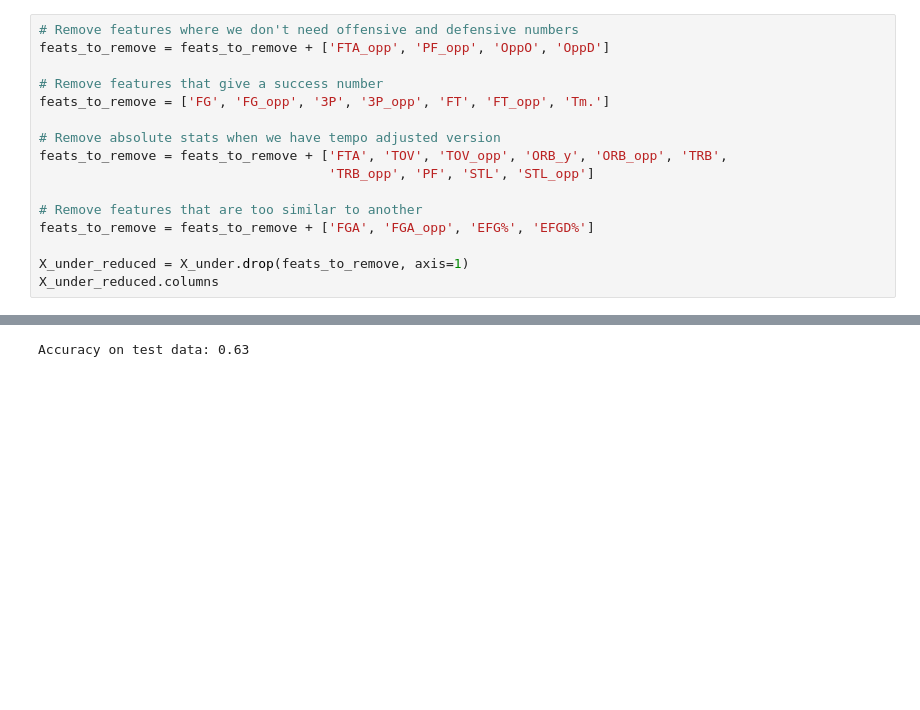
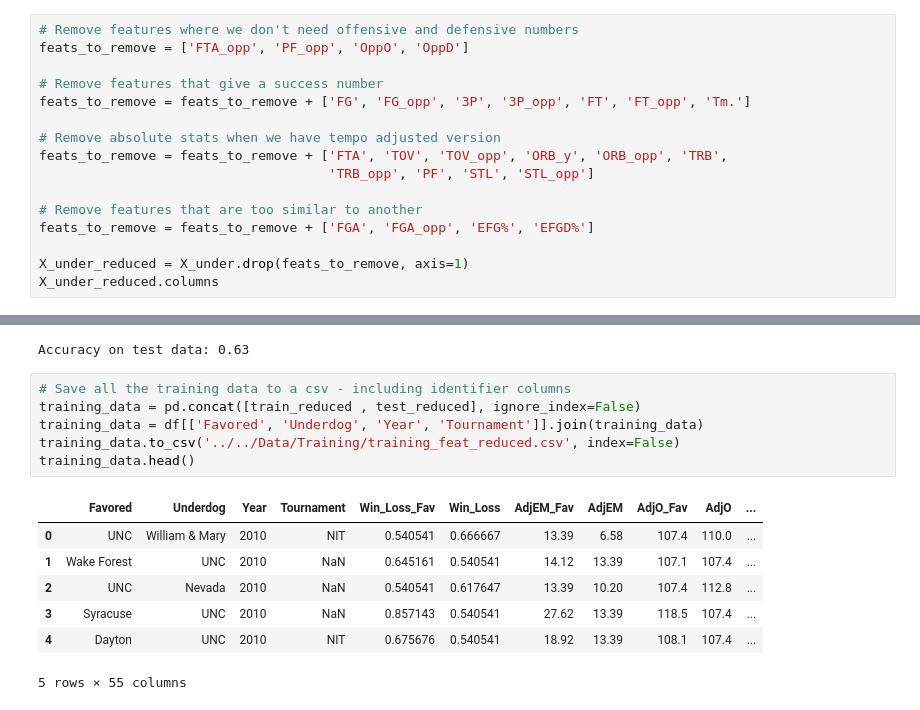
Before and after one commit to pjmartinkus/College_Basketball, a Jupyter notebook: Notebooks/analysis/feature_reduction.ipynb, the cells around one changed output, grey strips where cells are left out. Saved outputs shown, nothing was run; the diff lists cells and outputs as text; blank space fills up the shorter version.

```diff
--- a/Notebooks/analysis/feature_reduction.ipynb
+++ b/Notebooks/analysis/feature_reduction.ipynb
@@ -167,10 +167,10 @@ From the correlation values, we can see that many of the features are highly cor
 Let's remove the features described above and take another look at some of those correlation metrics from earlier to see how things have changed.
 # %%
 # Remove features where we don't need offensive and defensive numbers
-feats_to_remove = feats_to_remove + ['FTA_opp', 'PF_opp', 'OppO', 'OppD']
+feats_to_remove = ['FTA_opp', 'PF_opp', 'OppO', 'OppD']
 
 # Remove features that give a success number
-feats_to_remove = ['FG', 'FG_opp', '3P', '3P_opp', 'FT', 'FT_opp', 'Tm.']
+feats_to_remove = feats_to_remove + ['FG', 'FG_opp', '3P', '3P_opp', 'FT', 'FT_opp', 'Tm.']
 
 # Remove absolute stats when we have tempo adjusted version
 feats_to_remove = feats_to_remove + ['FTA', 'TOV', 'TOV_opp', 'ORB_y', 'ORB_opp', 'TRB',
@@ -268,3 +268,17 @@ clf.fit(X_train_reduced, y_train_reduced)
 print("Accuracy on test data: {:.2f}".format(clf.score(X_test_reduced, y_test_reduced)))
 # %% [output]
 Accuracy on test data: 0.63
+# %%
+# Save all the training data to a csv - including identifier columns
+training_data = pd.concat([train_reduced , test_reduced], ignore_index=False)
+training_data = df[['Favored', 'Underdog', 'Year', 'Tournament']].join(training_data)
+training_data.to_csv('../../Data/Training/training_feat_reduced.csv', index=False)
+training_data.head()
+# %% [output]
+|  | Favored | Underdog | Year | Tournament | Win_Loss_Fav | Win_Loss | AdjEM_Fav | AdjEM | AdjO_Fav | AdjO | ... |
+| 0 | UNC | William & Mary | 2010 | NIT | 0.540541 | 0.666667 | 13.39 | 6.58 | 107.4 | 110.0 | ... |
+| 1 | Wake Forest | UNC | 2010 | NaN | 0.645161 | 0.540541 | 14.12 | 13.39 | 107.1 | 107.4 | ... |
+| 2 | UNC | Nevada | 2010 | NaN | 0.540541 | 0.617647 | 13.39 | 10.20 | 107.4 | 112.8 | ... |
+| 3 | Syracuse | UNC | 2010 | NaN | 0.857143 | 0.540541 | 27.62 | 13.39 | 118.5 | 107.4 | ... |
+| 4 | Dayton | UNC | 2010 | NIT | 0.675676 | 0.540541 | 18.92 | 13.39 | 108.1 | 107.4 | ... |
+5 rows × 55 columns
```
Also changed, not shown: 2 other files.
